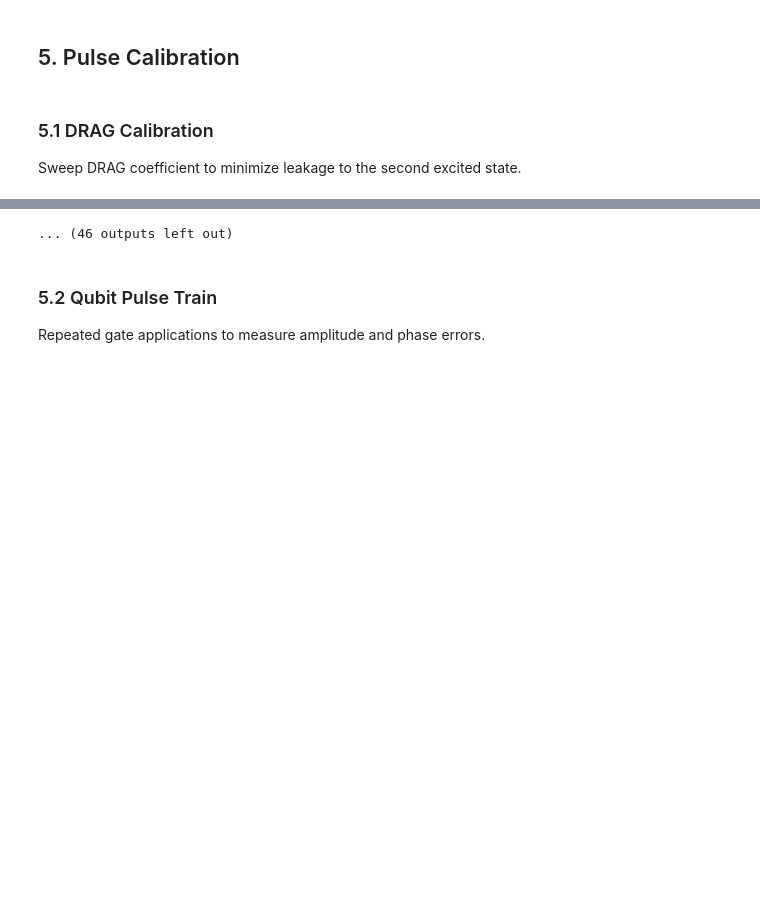
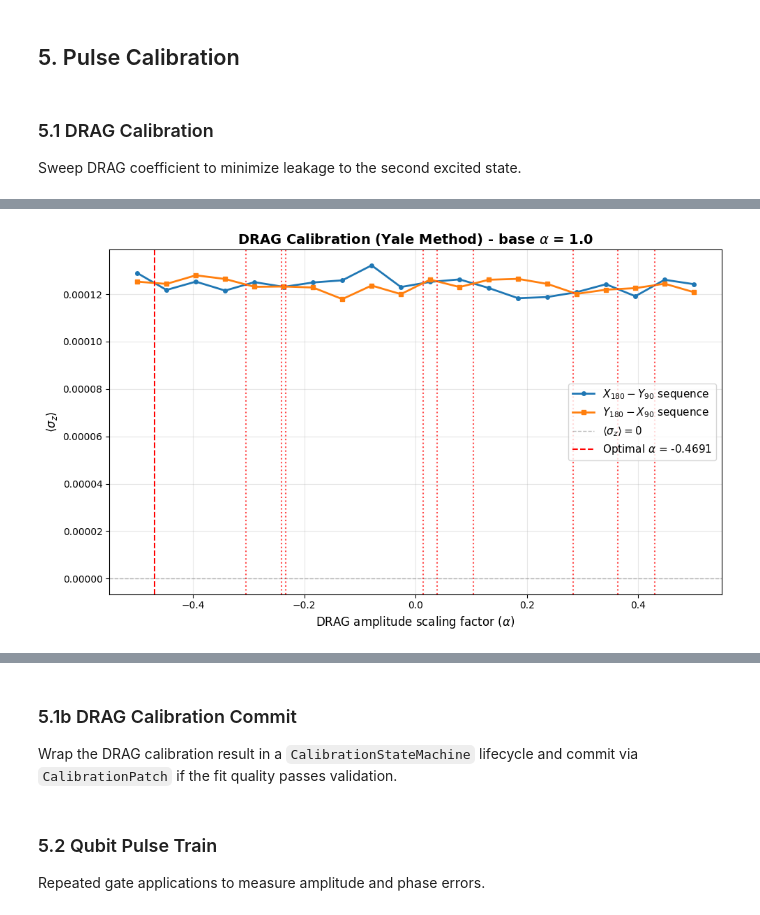
Before and after one commit to SoraUmika/qubox, a Jupyter notebook: notebooks/post_cavity_experiment.ipynb, the cells around one changed output, grey strips where cells are left out. Saved outputs shown, nothing was run; the diff lists cells and outputs as text; code cells hidden in the pictures; blank space fills up the shorter version.

```diff
--- a/notebooks/post_cavity_experiment.ipynb
+++ b/notebooks/post_cavity_experiment.ipynb
@@ -790,7 +912,7 @@ Sweep DRAG coefficient to minimize leakage to the second excited state.
 # %%
 drag = DRAGCalibration(session)
 result = drag.run(
-    amps=np.linspace(-2.0, 2.0, 41),
+    amps=np.linspace(-0.5, 0.5, 20),
     n_avg=5000,
 )
 
@@ -803,0 +931 @@ print(f"Optimal alpha = {analysis.metrics.get('optimal_alpha', 'N/A')}")
+[figure, added]
@@ -824 +933,5 @@ print(f"Optimal alpha = {analysis.metrics.get('optimal_alpha', 'N/A')}")
-... (46 outputs left out)
+# %% [markdown]
+### 5.1b DRAG Calibration Commit
+
+Wrap the DRAG calibration result in a `CalibrationStateMachine` lifecycle
+and commit via `CalibrationPatch` if the fit quality passes validation.
```
Also changed, not shown: parts of 27 cells of this notebook, 8 other files.
